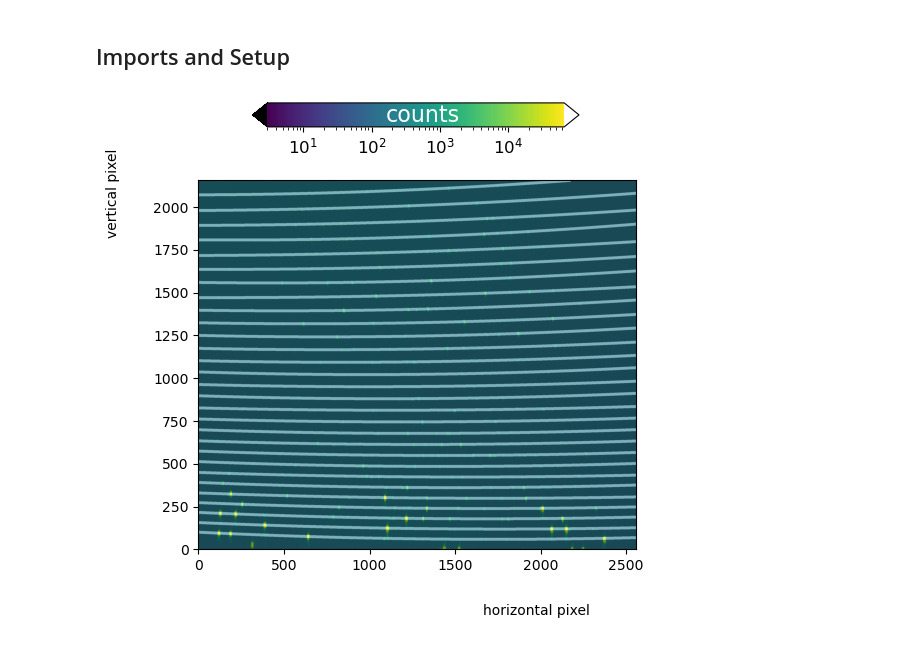
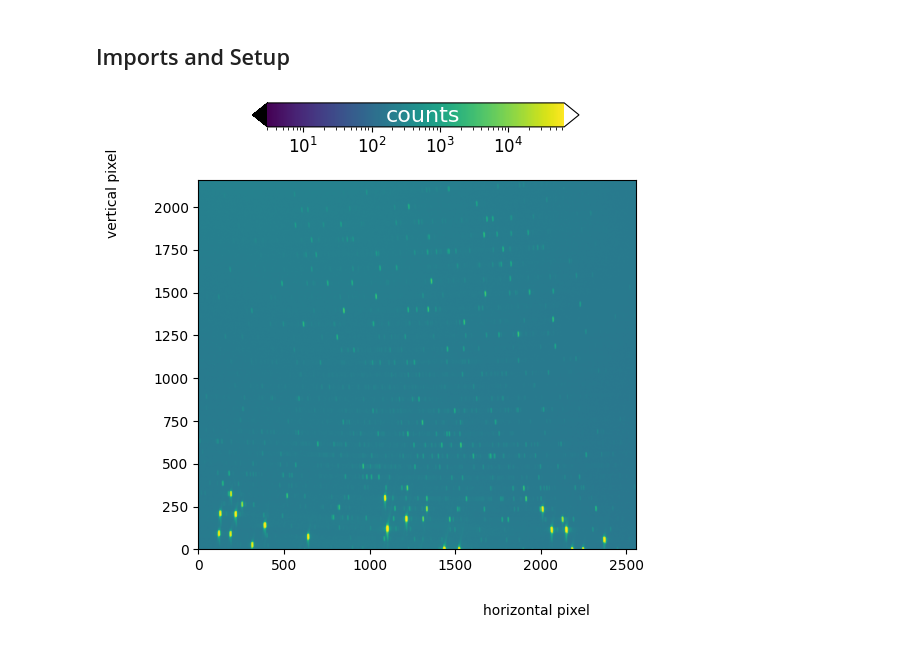
Before and after one commit to queezz/echelle_spectra, a Jupyter notebook: examples/4.1_Load_bkack_echelle copy.ipynb, the cells around one changed output. Drawn from its saved outputs; the diff is of its cells as text; code cells hidden in the pictures.

```diff
--- a/examples/4.1_Load_bkack_echelle copy.ipynb
+++ b/examples/4.1_Load_bkack_echelle copy.ipynb
@@ -31,6 +31,6 @@ cb.start()
 # %%
 th = EchelleImage(os.path.join(bpth,'ThAr_10.0s_16bit.sif'),clbr=cb)
 # %%
-th.plot_frame(0,pattern=True)
+th.plot_frame(0,pattern=False)
 # %% [output]
-[figure, old version]
+[figure, new version]
```
Also changed, not shown: 4 other files.
